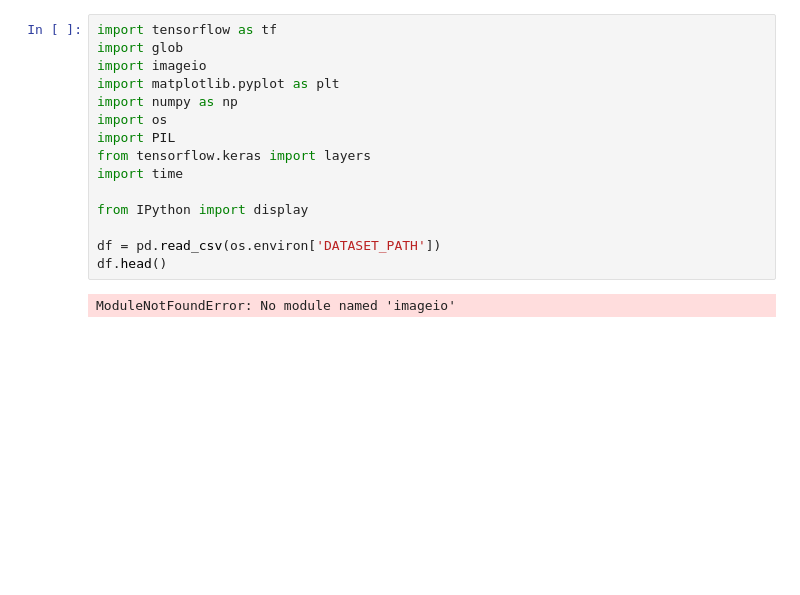
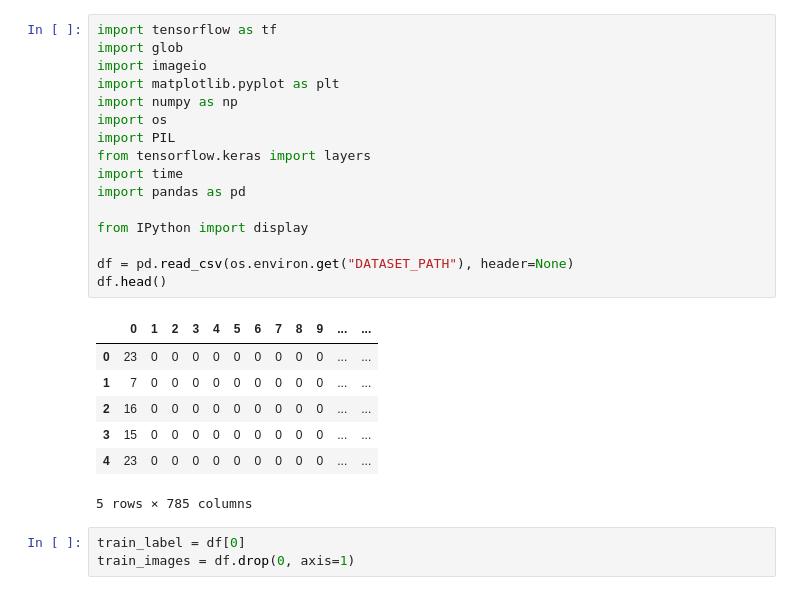
Before and after one commit to Zafyree3/DELE_CA2, a Jupyter notebook: model.ipynb, the cells around one changed output. Drawn from its saved outputs; the diff is of its cells as text; blank space fills up the shorter version.

```diff
--- a/model.ipynb
+++ b/model.ipynb
@@ -1,17 +1,27 @@
 # %%
 import tensorflow as tf
 import glob
 import imageio
 import matplotlib.pyplot as plt
 import numpy as np
 import os
 import PIL
 from tensorflow.keras import layers
 import time
+import pandas as pd
 
 from IPython import display
 
-df = pd.read_csv(os.environ['DATASET_PATH'])
+df = pd.read_csv(os.environ.get("DATASET_PATH"), header=None)
 df.head()
 # %% [output]
+|  | 0 | 1 | 2 | 3 | 4 | 5 | 6 | 7 | 8 | 9 | ... | ... |
+| 0 | 23 | 0 | 0 | 0 | 0 | 0 | 0 | 0 | 0 | 0 | ... | ... |
+| 1 | 7 | 0 | 0 | 0 | 0 | 0 | 0 | 0 | 0 | 0 | ... | ... |
+| 2 | 16 | 0 | 0 | 0 | 0 | 0 | 0 | 0 | 0 | 0 | ... | ... |
+| 3 | 15 | 0 | 0 | 0 | 0 | 0 | 0 | 0 | 0 | 0 | ... | ... |
+| 4 | 23 | 0 | 0 | 0 | 0 | 0 | 0 | 0 | 0 | 0 | ... | ... |
-ModuleNotFoundError: No module named 'imageio'
+5 rows × 785 columns
+# %%
+train_label = df[0]
+train_images = df.drop(0, axis=1)
```
Also changed, not shown: parts of 18 cells of this notebook, 1 other file.
